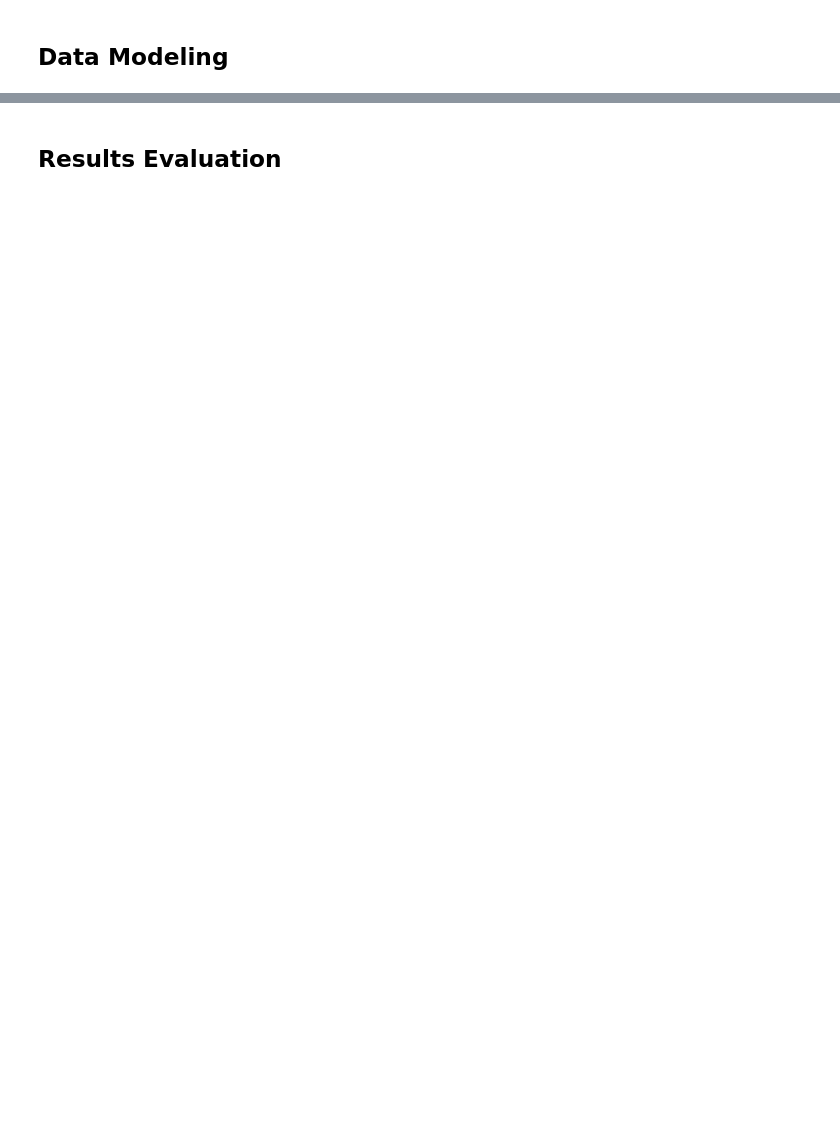
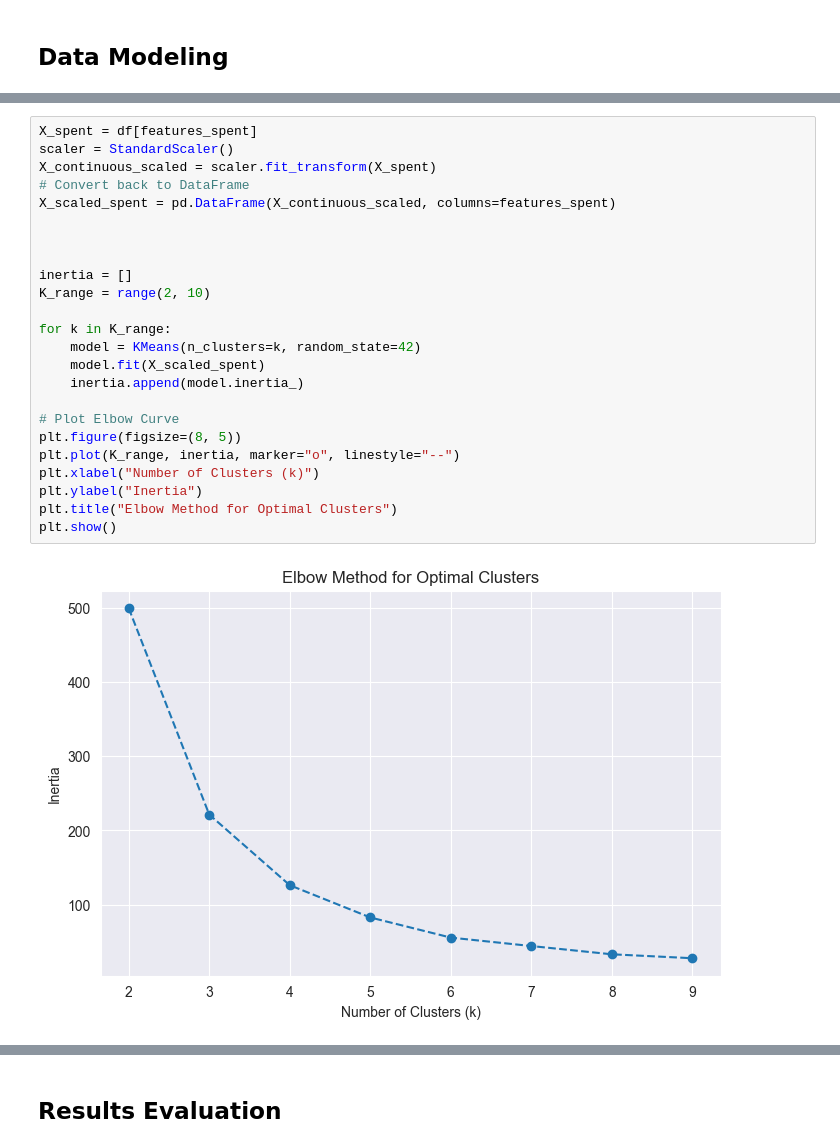
Before and after one commit to joojaa7/dataK-koneO, a Jupyter notebook: Project/project.ipynb, the cells around one changed output, grey strips where cells are left out. Drawn from its saved outputs; the diff is of its cells as text; blank space fills up the shorter version.

```diff
--- a/Project/project.ipynb
+++ b/Project/project.ipynb
@@ -60 +50,27 @@ plt.show()
+# %%
+X_spent = df[features_spent]
+scaler = StandardScaler()
+X_continuous_scaled = scaler.fit_transform(X_spent)
+# Convert back to DataFrame
+X_scaled_spent = pd.DataFrame(X_continuous_scaled, columns=features_spent)
+
+
+
+inertia = []
+K_range = range(2, 10)
+
+for k in K_range:
+    model = KMeans(n_clusters=k, random_state=42)
+    model.fit(X_scaled_spent)
+    inertia.append(model.inertia_)
+
+# Plot Elbow Curve
+plt.figure(figsize=(8, 5))
+plt.plot(K_range, inertia, marker="o", linestyle="--")
+plt.xlabel("Number of Clusters (k)")
+plt.ylabel("Inertia")
+plt.title("Elbow Method for Optimal Clusters")
+plt.show()
+# %% [output]
+[figure, added]
 # %%
```
Also changed, not shown: parts of 19 cells of this notebook.
